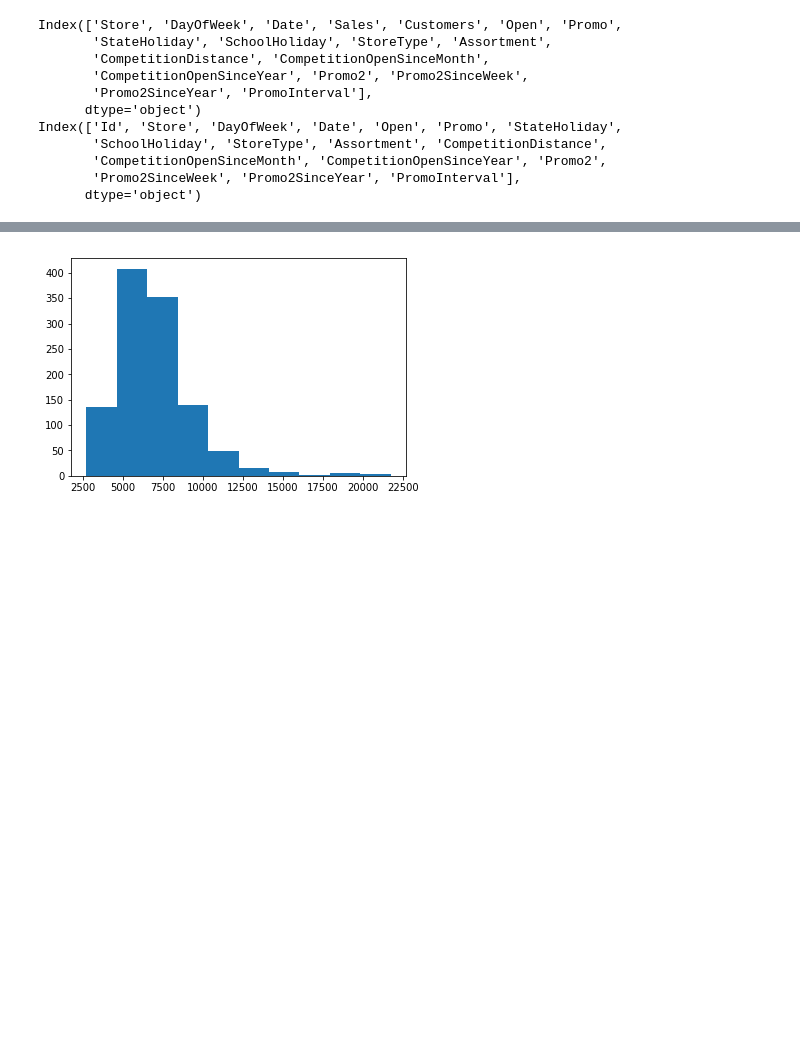
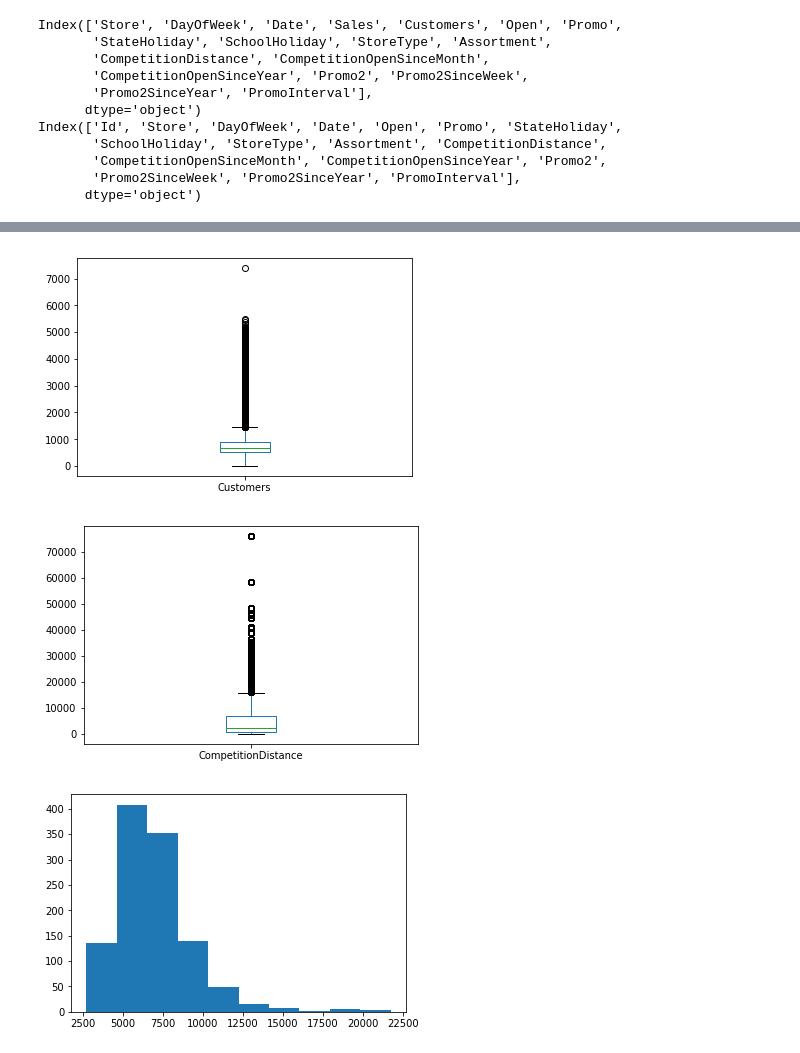
Before and after one commit to yiikai/rosman_predict, a Jupyter notebook: RosMan.ipynb, the cells around one changed output, grey strips where cells are left out. Saved outputs shown, nothing was run; the diff lists cells and outputs as text; code cells hidden in the pictures; blank space fills up the shorter version.

```diff
--- a/RosMan.ipynb
+++ b/RosMan.ipynb
@@ -51,3 +52,11 @@ train.describe()
+# %%
+train.Customers.plot(kind='box')
+plt.show()
+train.CompetitionDistance.plot(kind='box')
+plt.show()
+# %% [output]
+[figure, added]
+[figure, added]
 # %%
 sales_mean = train.groupby('Store')['Sales'].mean()
 plt.hist(sales_mean)
```
Also changed, not shown: parts of 9 cells of this notebook, 4 other files.
